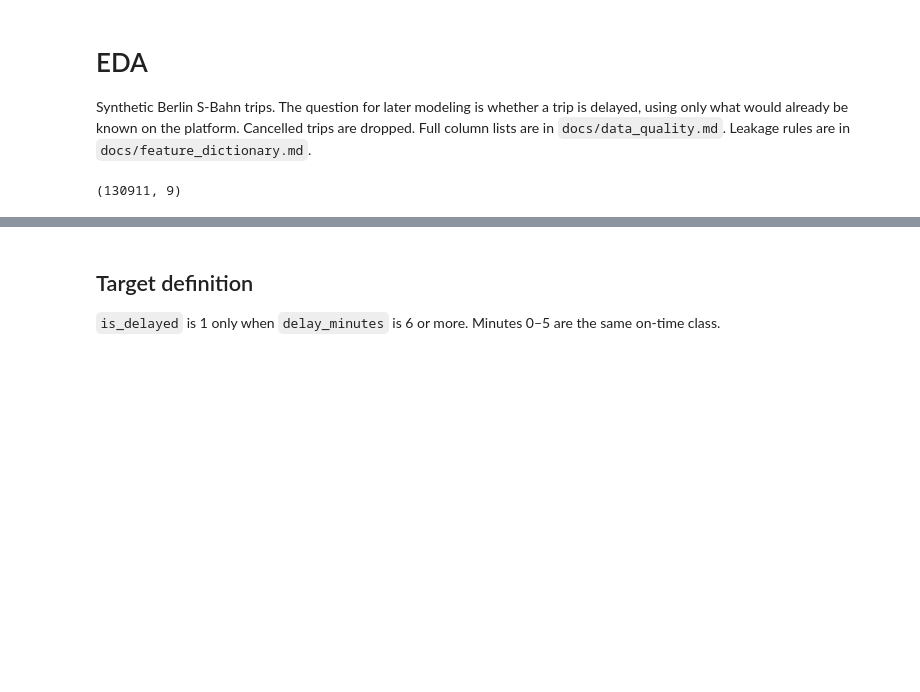
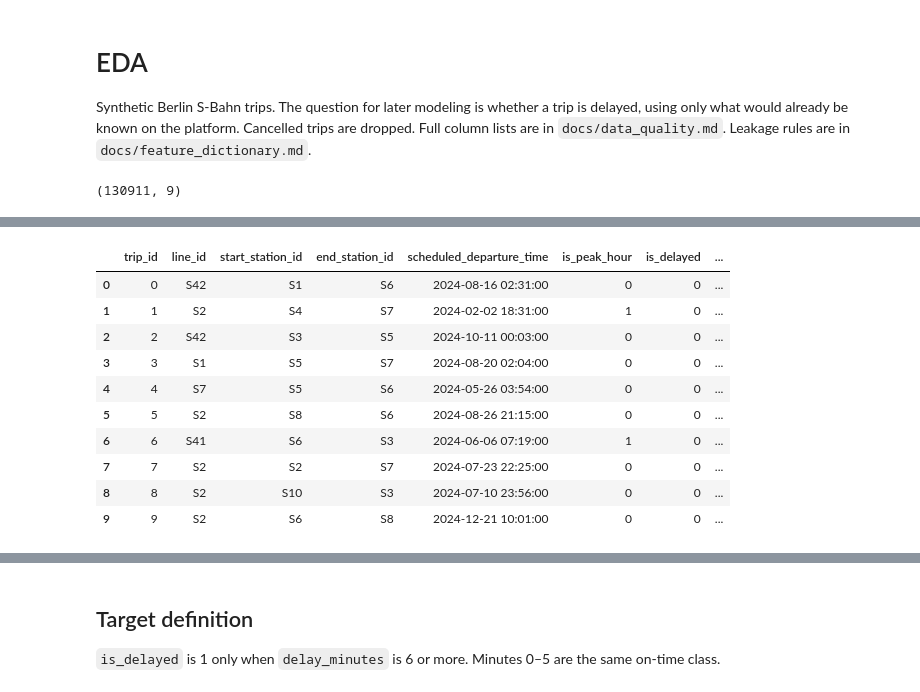
Before and after one commit to priscilla254/transit-disruption-prediction, a Jupyter notebook: notebooks/01_eda.ipynb, the cells around one changed output, grey strips where cells are left out. Drawn from its saved outputs; the diff is of its cells as text; code cells hidden in the pictures; blank space fills up the shorter version.

```diff
--- a/notebooks/01_eda.ipynb
+++ b/notebooks/01_eda.ipynb
@@ -48,0 +59,14 @@ trips.shape
+# %%
+tables["trips"].head(10)
+# %% [output]
+|  | trip_id | line_id | start_station_id | end_station_id | scheduled_departure_time | is_peak_hour | is_delayed | ... |
+| 0 | 0 | S42 | S1 | S6 | 2024-08-16 02:31:00 | 0 | 0 | ... |
+| 1 | 1 | S2 | S4 | S7 | 2024-02-02 18:31:00 | 1 | 0 | ... |
+| 2 | 2 | S42 | S3 | S5 | 2024-10-11 00:03:00 | 0 | 0 | ... |
+| 3 | 3 | S1 | S5 | S7 | 2024-08-20 02:04:00 | 0 | 0 | ... |
+| 4 | 4 | S7 | S5 | S6 | 2024-05-26 03:54:00 | 0 | 0 | ... |
+| 5 | 5 | S2 | S8 | S6 | 2024-08-26 21:15:00 | 0 | 0 | ... |
+| 6 | 6 | S41 | S6 | S3 | 2024-06-06 07:19:00 | 1 | 0 | ... |
+| 7 | 7 | S2 | S2 | S7 | 2024-07-23 22:25:00 | 0 | 0 | ... |
+| 8 | 8 | S2 | S10 | S3 | 2024-07-10 23:56:00 | 0 | 0 | ... |
+| 9 | 9 | S2 | S6 | S8 | 2024-12-21 10:01:00 | 0 | 0 | ... |
```
Also changed, not shown: parts of 2 cells of this notebook, 27 other files.
